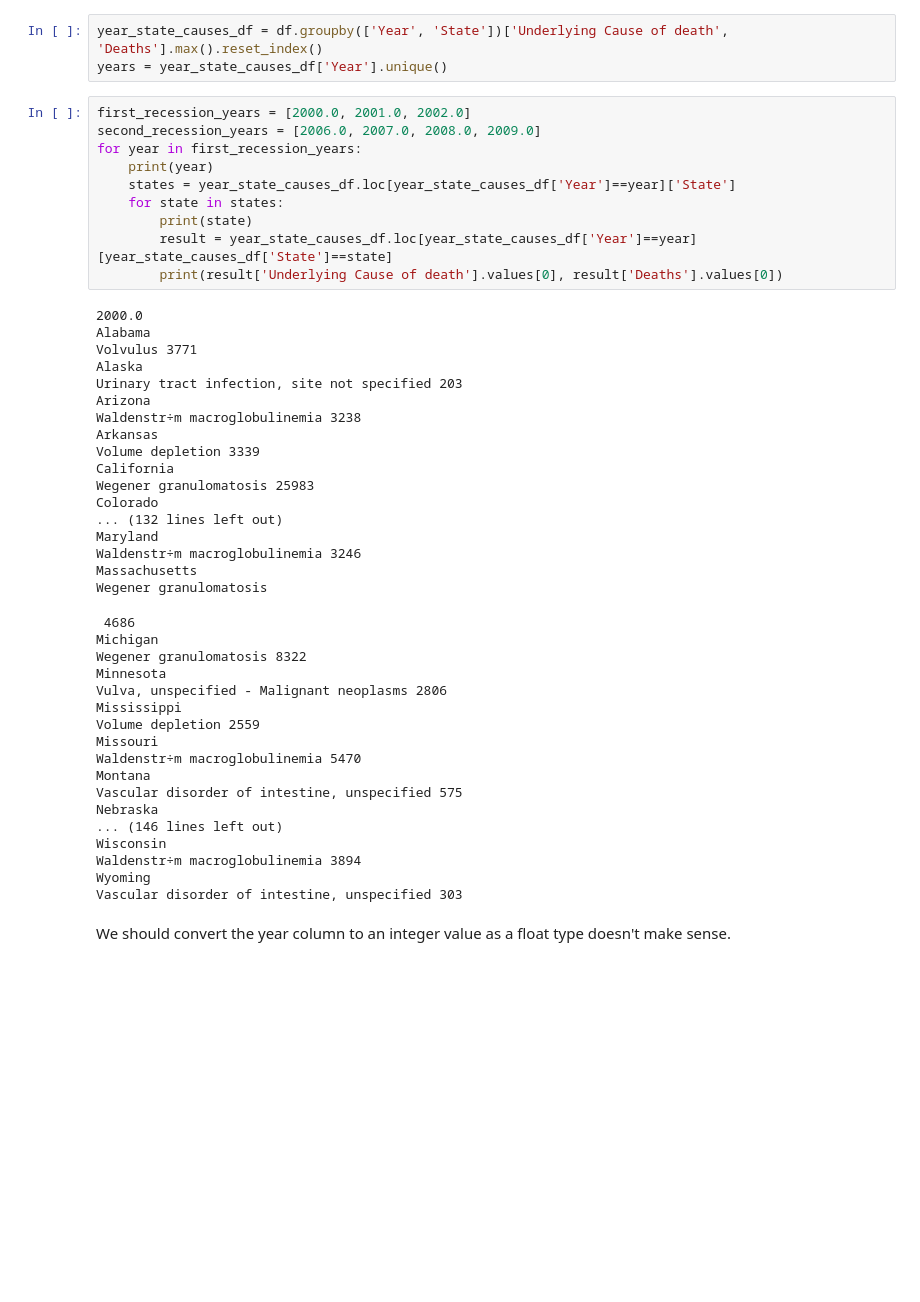
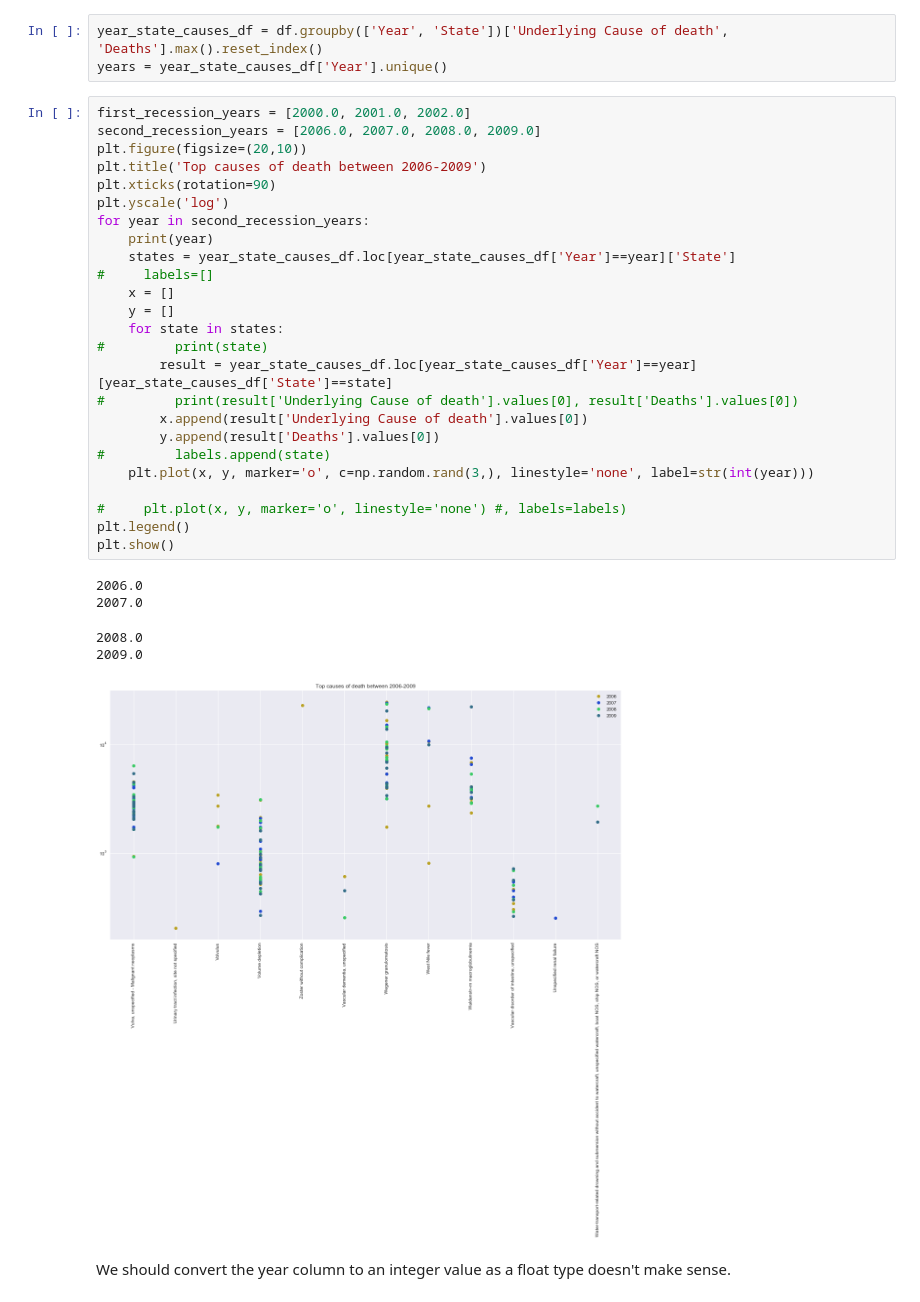
Before and after one commit to jchen2186/mortal-determination, a Jupyter notebook: Historical_Death_Data_per_State.ipynb, the cells around one changed output. Drawn from its saved outputs; the diff is of its cells as text; blank space fills up the shorter version.

Commit message:
Added visualizations for recession periods

```diff
--- a/Historical_Death_Data_per_State.ipynb
+++ b/Historical_Death_Data_per_State.ipynb
@@ -117,48 +117,34 @@ years = year_state_causes_df['Year'].unique()
 # %%
 first_recession_years = [2000.0, 2001.0, 2002.0]
 second_recession_years = [2006.0, 2007.0, 2008.0, 2009.0]
-for year in first_recession_years:
+plt.figure(figsize=(20,10))
+plt.title('Top causes of death between 2006-2009')
+plt.xticks(rotation=90)
+plt.yscale('log')
+for year in second_recession_years:
     print(year)
     states = year_state_causes_df.loc[year_state_causes_df['Year']==year]['State']
+#     labels=[]
+    x = []
+    y = []
     for state in states:
-        print(state)
+#         print(state)
         result = year_state_causes_df.loc[year_state_causes_df['Year']==year][year_state_causes_df['State']==state]
-        print(result['Underlying Cause of death'].values[0], result['Deaths'].values[0])
+#         print(result['Underlying Cause of death'].values[0], result['Deaths'].values[0])
+        x.append(result['Underlying Cause of death'].values[0])
+        y.append(result['Deaths'].values[0])
+#         labels.append(state)
+    plt.plot(x, y, marker='o', c=np.random.rand(3,), linestyle='none', label=str(int(year)))
+
+#     plt.plot(x, y, marker='o', linestyle='none') #, labels=labels)
+plt.legend()
+plt.show()
 # %% [output]
-2000.0
-Alabama
-Volvulus 3771
-Alaska
-Urinary tract infection, site not specified 203
-Arizona
-Waldenstr÷m macroglobulinemia 3238
-Arkansas
-Volume depletion 3339
-California
-Wegener granulomatosis 25983
-Colorado
-... (132 lines left out)
-Maryland
-Waldenstr÷m macroglobulinemia 3246
-Massachusetts
-Wegener granulomatosis
+2006.0
+2007.0
- 4686
-Michigan
-Wegener granulomatosis 8322
-Minnesota
-Vulva, unspecified - Malignant neoplasms 2806
-Mississippi
-Volume depletion 2559
-Missouri
-Waldenstr÷m macroglobulinemia 5470
-Montana
-Vascular disorder of intestine, unspecified 575
-Nebraska
-... (146 lines left out)
-Wisconsin
-Waldenstr÷m macroglobulinemia 3894
-Wyoming
-Vascular disorder of intestine, unspecified 303
+2008.0
+2009.0
+[figure, added]
 # %% [markdown]
 We should convert the year column to an integer value as a float type doesn't make sense.
 # %%
```
